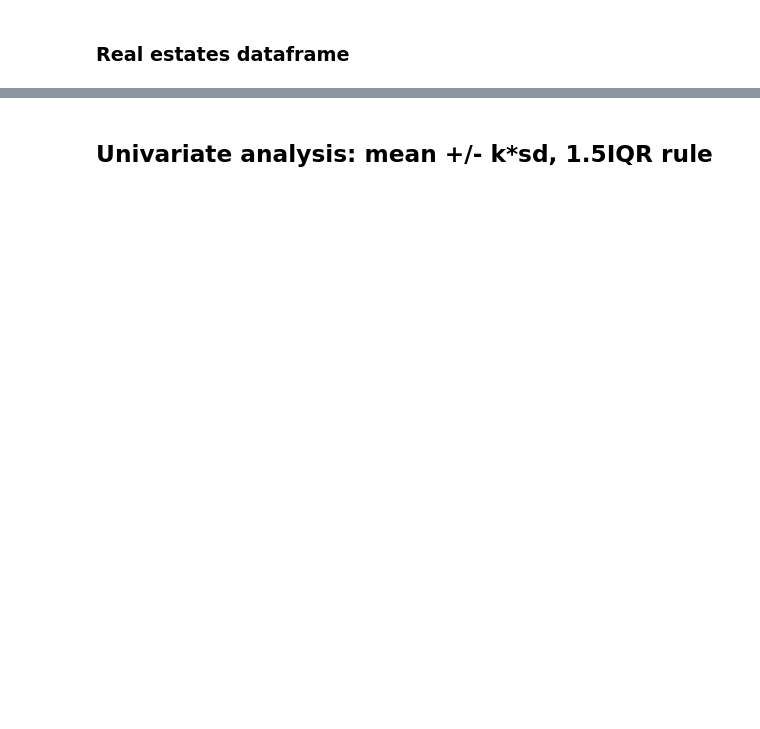
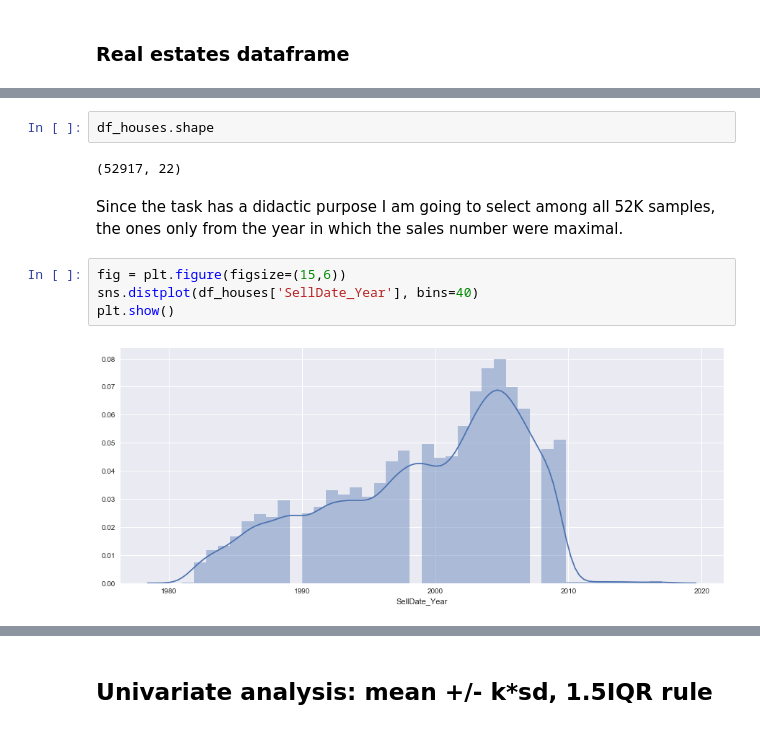
Before and after one commit to RacovitaMadalina/DataMining, a Jupyter notebook: Task6 - Ouliers Detection/Task 6 - Outliers Detection.ipynb, the cells around one changed output, grey strips where cells are left out. Drawn from its saved outputs; the diff is of its cells as text; blank space fills up the shorter version.

```diff
--- a/Task6 - Ouliers Detection/Task 6 - Outliers Detection.ipynb
+++ b/Task6 - Ouliers Detection/Task 6 - Outliers Detection.ipynb
@@ -66,0 +188,12 @@ Name: Outlier, dtype: int64
+# %%
+df_houses.shape
+# %% [output]
+(52917, 22)
+# %% [markdown]
+Since the task has a didactic purpose I am going to select among all 52K samples, the ones only from the year in which the sales number were maximal.
+# %%
+fig = plt.figure(figsize=(15,6))
+sns.distplot(df_houses['SellDate_Year'], bins=40)
+plt.show()
+# %% [output]
+[figure, added]
```
Also changed, not shown: parts of 82 cells of this notebook, 2 other files.
